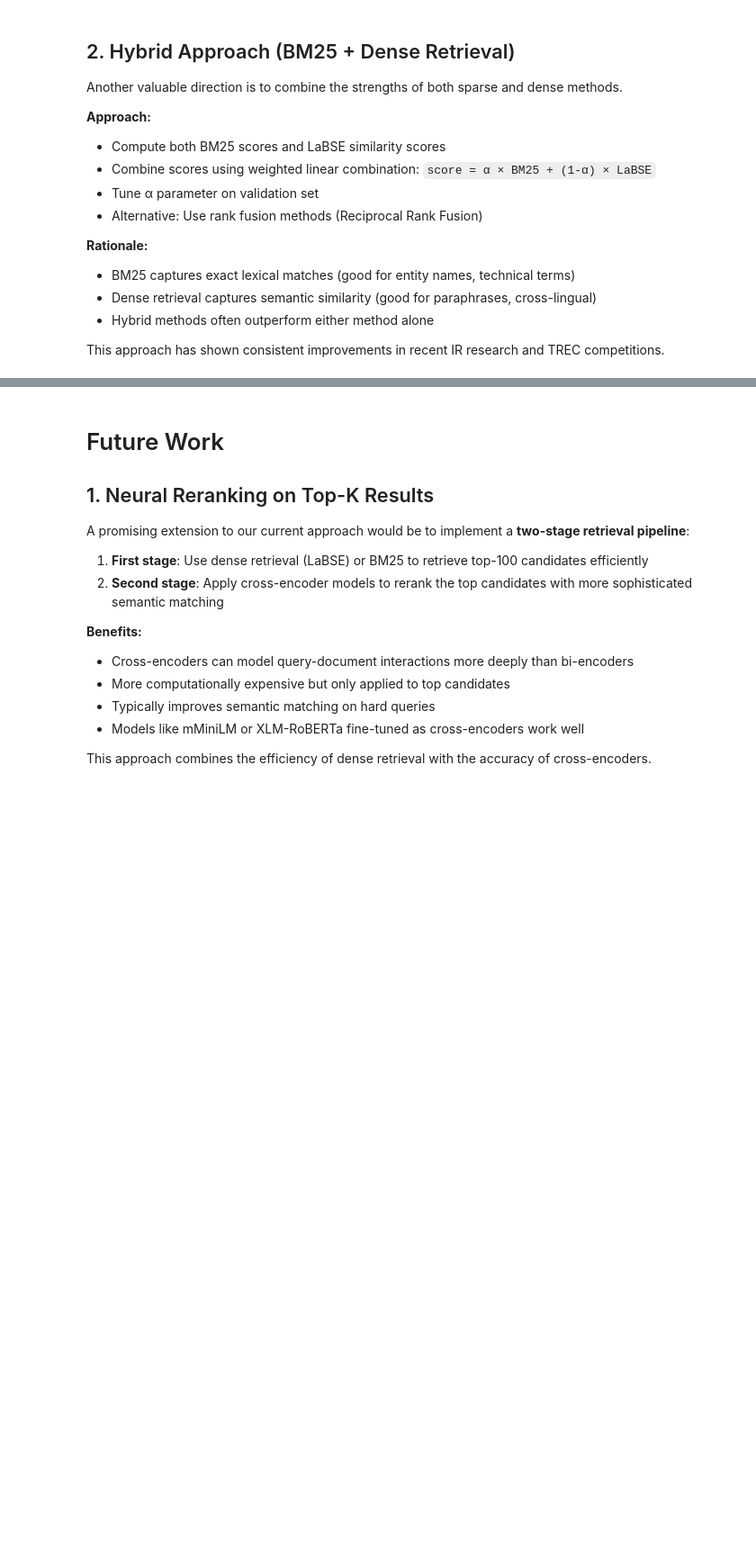
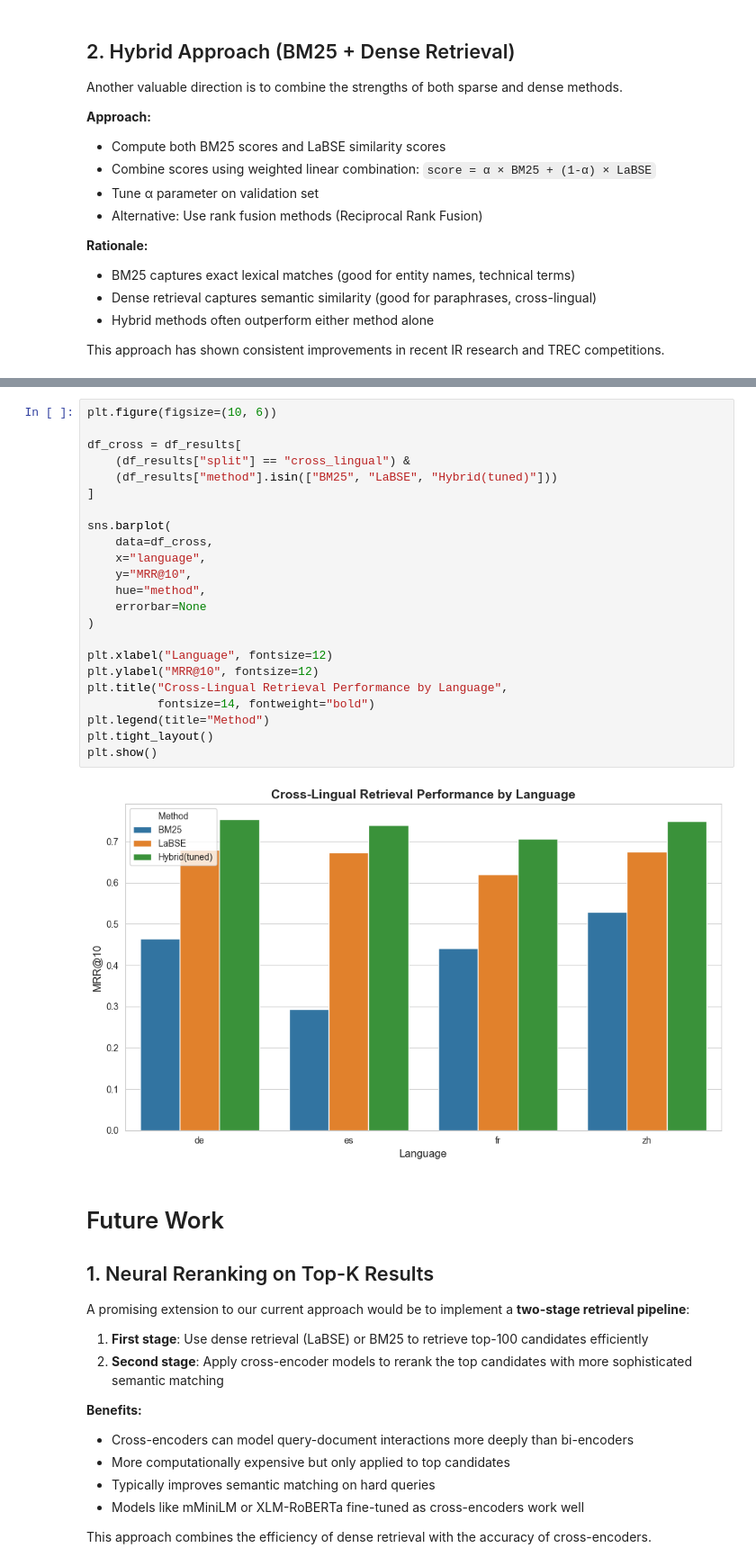
Before and after one commit to d3liaa/IR_Project, a Jupyter notebook: project.ipynb, the cells around one changed output, grey strips where cells are left out. Shown at 90% size. Cells and saved outputs as stored; diff of their text form; blank space fills up the shorter version.

```diff
--- a/project.ipynb
+++ b/project.ipynb
@@ -1179,3 +1257,28 @@ print(f"[OK] Hybrid(tuned) TEST | alpha={best_alpha:.2f} | Recall@{K}: {recall_t
+# %%
+plt.figure(figsize=(10, 6))
+
+df_cross = df_results[
+    (df_results["split"] == "cross_lingual") &
+    (df_results["method"].isin(["BM25", "LaBSE", "Hybrid(tuned)"]))
+]
+
+sns.barplot(
+    data=df_cross,
+    x="language",
+    y="MRR@10",
+    hue="method",
+    errorbar=None
+)
+
+plt.xlabel("Language", fontsize=12)
+plt.ylabel("MRR@10", fontsize=12)
+plt.title("Cross-Lingual Retrieval Performance by Language",
+          fontsize=14, fontweight="bold")
+plt.legend(title="Method")
+plt.tight_layout()
+plt.show()
+# %% [output]
+[figure, added]
 # %% [markdown]
 # Future Work
 
```
Also changed, not shown: parts of 12 cells of this notebook.
